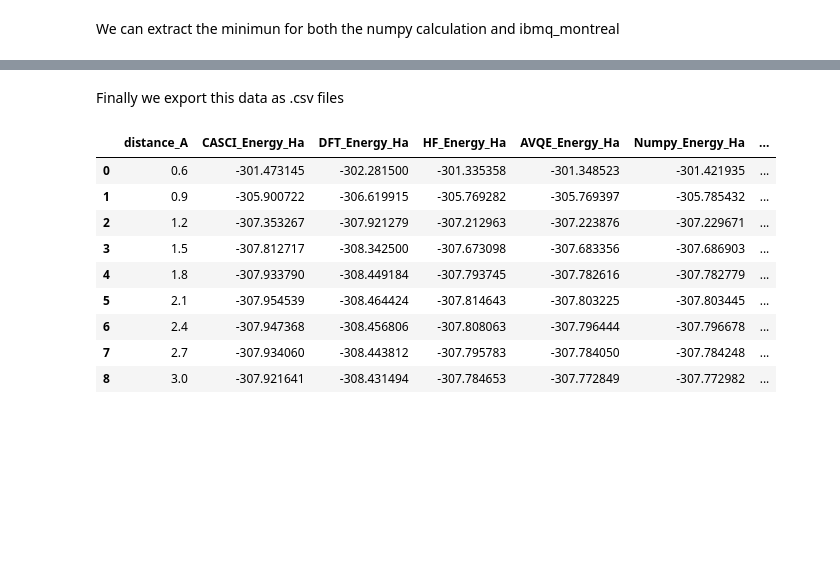
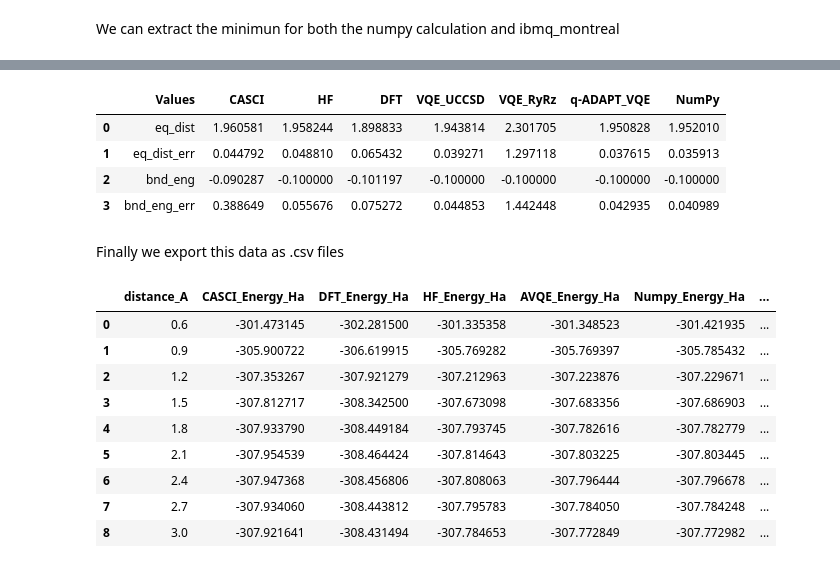
Before and after one commit to MarcoBarroca/q4c-team, a Jupyter notebook: Plots.ipynb, the cells around one changed output, grey strips where cells are left out. Cells and saved outputs as stored; diff of their text form; code cells hidden in the pictures; blank space fills up the shorter version.

```diff
--- a/Plots.ipynb
+++ b/Plots.ipynb
@@ -1059,7 +1046,7 @@ pyscf_fit={}
 
 pyscf_fit['HF']=morse_fit(distances,pyscf_engs['HF'],D=.1,a=1,re=1.7,u0=-310)
 pyscf_fit['DFT']=morse_fit(distances,pyscf_engs['DFT'],D=.1,a=1,re=2,u0=-310)
-pyscf_fit['CI']=morse_fit(distances,pyscf_engs['CI'],D=.1,a=1,re=1.8,u0=-310)
+pyscf_fit['CI']=morse_fit(distances,pyscf_engs['CI'],D=.1,a=1,re=1.6,u0=-310)
 # %% [markdown]
 Plot the data
 # %%
@@ -1266,3 +1292,11 @@ Binding Energy from PySCF DFT simulation: -0.10+/-0.08 Ha
+# %%
+df
+# %% [output]
+|  | Values | CASCI | HF | DFT | VQE_UCCSD | VQE_RyRz | q-ADAPT_VQE | NumPy |
+| 0 | eq_dist | 1.960581 | 1.958244 | 1.898833 | 1.943814 | 2.301705 | 1.950828 | 1.952010 |
+| 1 | eq_dist_err | 0.044792 | 0.048810 | 0.065432 | 0.039271 | 1.297118 | 0.037615 | 0.035913 |
+| 2 | bnd_eng | -0.090287 | -0.100000 | -0.101197 | -0.100000 | -0.100000 | -0.100000 | -0.100000 |
+| 3 | bnd_eng_err | 0.388649 | 0.055676 | 0.075272 | 0.044853 | 1.442448 | 0.042935 | 0.040989 |
 # %% [markdown]
 Finally we export this data as .csv files
 # %%
```
Also changed, not shown: parts of 49 cells of this notebook, 15 other files.
